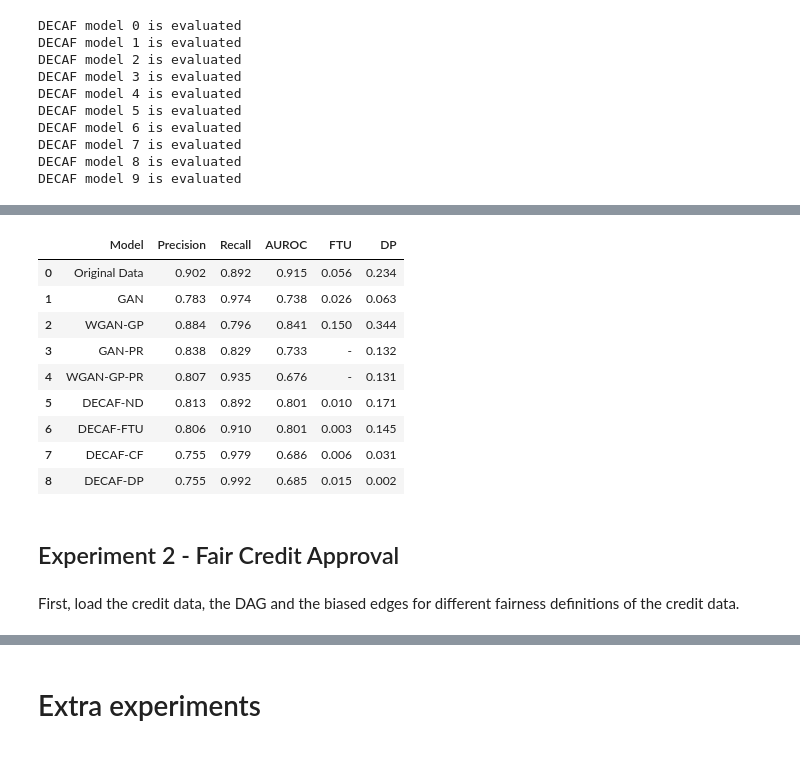
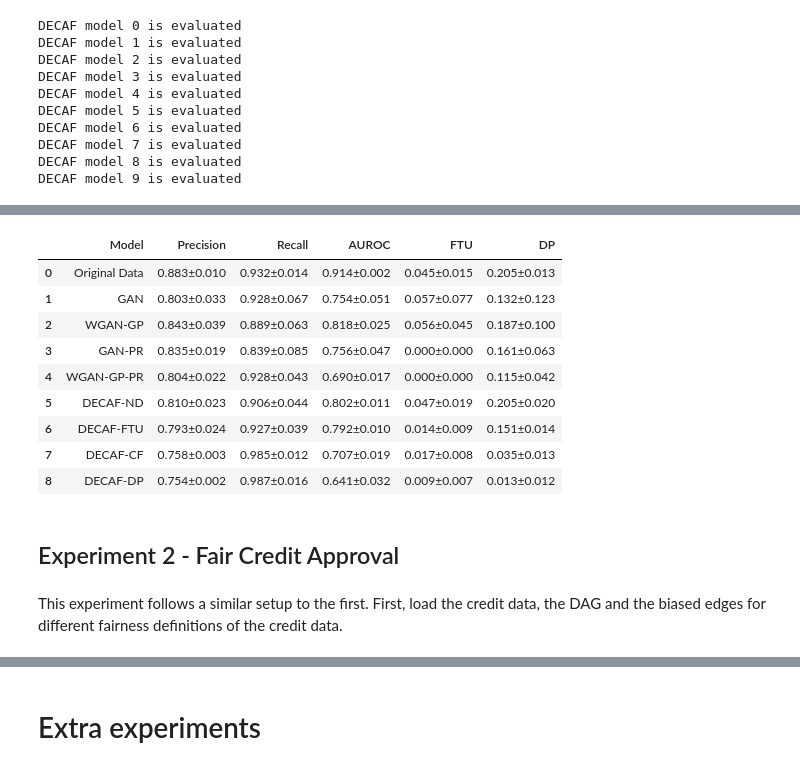
Before and after one commit to zoebat/FACT-AI, a Jupyter notebook: DECAF/experiments.ipynb, the cells around one changed output, grey strips where cells are left out. Drawn from its saved outputs; the diff is of its cells as text; code cells hidden in the pictures.

Commit message:
experiment notebook finished

```diff
--- a/DECAF/experiments.ipynb
+++ b/DECAF/experiments.ipynb
@@ -358,41 +375,44 @@ GAN models version 1 are evaluated
 # %%
 def calc_metrics(data):
-    # Calculate mean and stdev of the data, returns a string
+    """
+    Calculate mean and stdev of the data, returns a string
+    """
     if fast_runtime:
         mean = statistics.mean(data)
         return "{:.3f}".format(mean)
     else:
         mean = statistics.mean(data)
         stdev = statistics.stdev(data, mean)
         return "{:.3f}±{:.3f}".format(mean, stdev)
 
 d = [ ["Original Data", calc_metrics(original_data["precision"]), calc_metrics(original_data["recall"]), calc_metrics(original_data["auroc"]), calc_metrics(original_data["FTU"]), calc_metrics(original_data["DP"])],
      ["GAN", calc_metrics(GAN_metric["precision"]), calc_metrics(GAN_metric["recall"]), calc_metrics(GAN_metric["auroc"]), calc_metrics(GAN_metric["FTU"]), calc_metrics(GAN_metric["DP"])],
      ["WGAN-GP", calc_metrics(WGAN_GP["precision"]), calc_metrics(WGAN_GP["recall"]), calc_metrics(WGAN_GP["auroc"]), calc_metrics(WGAN_GP["FTU"]), calc_metrics(WGAN_GP["DP"])],
-     ["GAN-PR", calc_metrics(GAN_PR["precision"]), calc_metrics(GAN_PR["recall"]), calc_metrics(GAN_PR["auroc"]), "-", calc_metrics(GAN_PR["DP"])],
-     ["WGAN-GP-PR", calc_metrics(WGAN_GP_PR["precision"]), calc_metrics(WGAN_GP_PR["recall"]), calc_metrics(WGAN_GP_PR["auroc"]), "-", calc_metrics(WGAN_GP_PR["DP"])],
+     ["GAN-PR", calc_metrics(GAN_PR["precision"]), calc_metrics(GAN_PR["recall"]), calc_metrics(GAN_PR["auroc"]), calc_metrics(GAN_PR["FTU"]), calc_metrics(GAN_PR["DP"])],
+     ["WGAN-GP-PR", calc_metrics(WGAN_GP_PR["precision"]), calc_metrics(WGAN_GP_PR["recall"]), calc_metrics(WGAN_GP_PR["auroc"]), calc_metrics(WGAN_GP_PR["FTU"]), calc_metrics(WGAN_GP_PR["DP"])],
      ["DECAF-ND", calc_metrics(DECAF_ND["precision"]), calc_metrics(DECAF_ND["recall"]), calc_metrics(DECAF_ND["auroc"]), calc_metrics(DECAF_ND["FTU"]), calc_metrics(DECAF_ND["DP"])],
      ["DECAF-FTU", calc_metrics(DECAF_FTU["precision"]), calc_metrics(DECAF_FTU["recall"]), calc_metrics(DECAF_FTU["auroc"]), calc_metrics(DECAF_FTU["FTU"]), calc_metrics(DECAF_FTU["DP"])],
      ["DECAF-CF", calc_metrics(DECAF_CF["precision"]), calc_metrics(DECAF_CF["recall"]), calc_metrics(DECAF_CF["auroc"]), calc_metrics(DECAF_CF["FTU"]), calc_metrics(DECAF_CF["DP"])],
      ["DECAF-DP", calc_metrics(DECAF_DP["precision"]), calc_metrics(DECAF_DP["recall"]), calc_metrics(DECAF_DP["auroc"]), calc_metrics(DECAF_DP["FTU"]), calc_metrics(DECAF_DP["DP"])]
 ]
 
 df = pd.DataFrame(d, columns = ["Model", "Precision", "Recall", "AUROC", "FTU", "DP"])
 df
 # %% [output]
 |  | Model | Precision | Recall | AUROC | FTU | DP |
-| 0 | Original Data | 0.902 | 0.892 | 0.915 | 0.056 | 0.234 |
-| 1 | GAN | 0.783 | 0.974 | 0.738 | 0.026 | 0.063 |
-| 2 | WGAN-GP | 0.884 | 0.796 | 0.841 | 0.150 | 0.344 |
-| 3 | GAN-PR | 0.838 | 0.829 | 0.733 | - | 0.132 |
-| 4 | WGAN-GP-PR | 0.807 | 0.935 | 0.676 | - | 0.131 |
-| 5 | DECAF-ND | 0.813 | 0.892 | 0.801 | 0.010 | 0.171 |
-| 6 | DECAF-FTU | 0.806 | 0.910 | 0.801 | 0.003 | 0.145 |
-| 7 | DECAF-CF | 0.755 | 0.979 | 0.686 | 0.006 | 0.031 |
-| 8 | DECAF-DP | 0.755 | 0.992 | 0.685 | 0.015 | 0.002 |
+| 0 | Original Data | 0.883±0.010 | 0.932±0.014 | 0.914±0.002 | 0.045±0.015 | 0.205±0.013 |
+| 1 | GAN | 0.803±0.033 | 0.928±0.067 | 0.754±0.051 | 0.057±0.077 | 0.132±0.123 |
+| 2 | WGAN-GP | 0.843±0.039 | 0.889±0.063 | 0.818±0.025 | 0.056±0.045 | 0.187±0.100 |
+| 3 | GAN-PR | 0.835±0.019 | 0.839±0.085 | 0.756±0.047 | 0.000±0.000 | 0.161±0.063 |
+| 4 | WGAN-GP-PR | 0.804±0.022 | 0.928±0.043 | 0.690±0.017 | 0.000±0.000 | 0.115±0.042 |
+| 5 | DECAF-ND | 0.810±0.023 | 0.906±0.044 | 0.802±0.011 | 0.047±0.019 | 0.205±0.020 |
+| 6 | DECAF-FTU | 0.793±0.024 | 0.927±0.039 | 0.792±0.010 | 0.014±0.009 | 0.151±0.014 |
+| 7 | DECAF-CF | 0.758±0.003 | 0.985±0.012 | 0.707±0.019 | 0.017±0.008 | 0.035±0.013 |
+| 8 | DECAF-DP | 0.754±0.002 | 0.987±0.016 | 0.641±0.032 | 0.009±0.007 | 0.013±0.012 |
 # %% [markdown]
 ## Experiment 2 - Fair Credit Approval
 # %% [markdown]
+This experiment follows a similar setup to the first.
 First, load the credit data, the DAG and the biased edges for different fairness definitions of the credit data.
 # %%
 dfr, Xy, min_max_scaler = credit_data.load(0.5)
```
Also changed, not shown: parts of 29 cells of this notebook, 1 other file.
